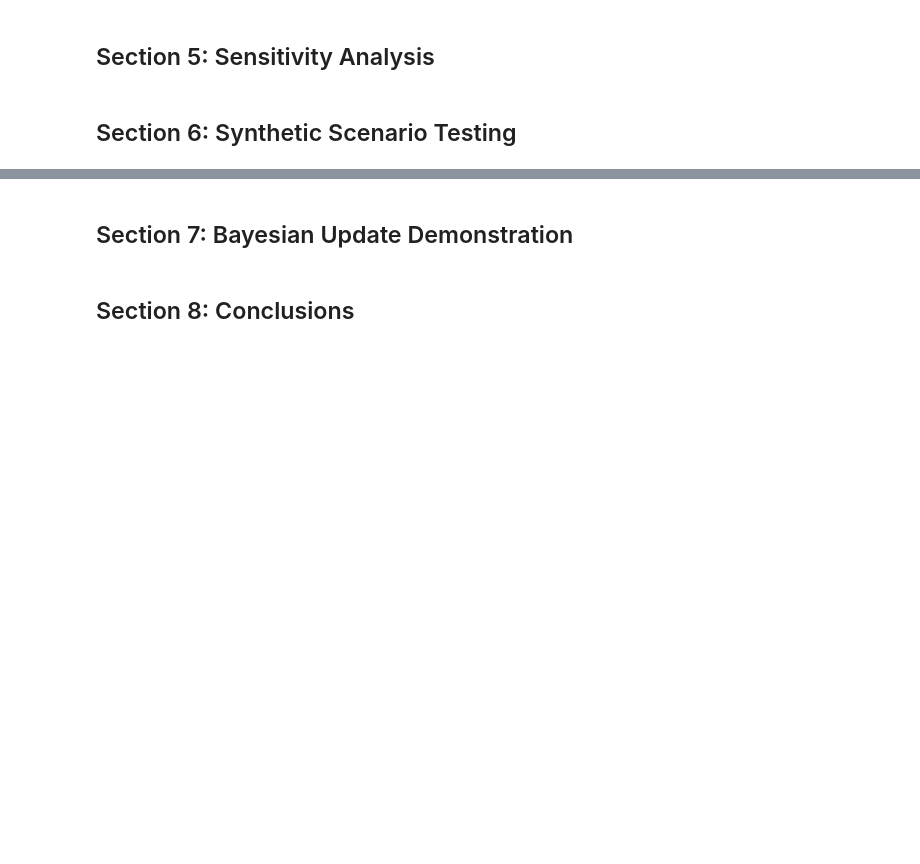
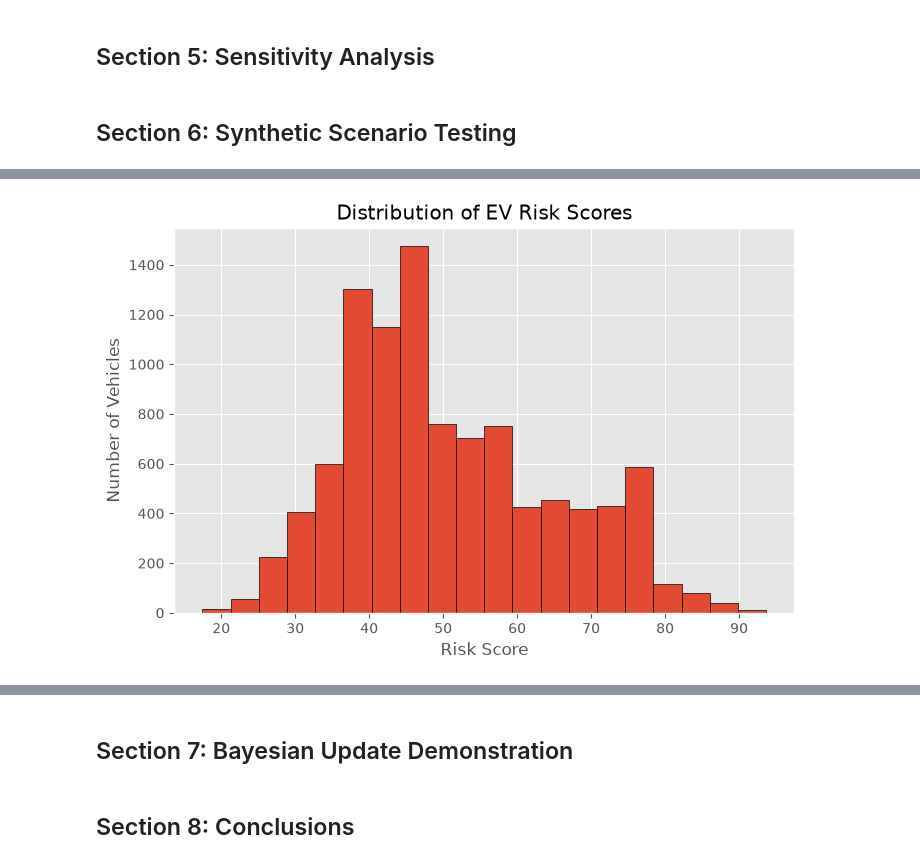
Before and after one commit to akashgupta0728/Zensung-Malaysia-EV, a Jupyter notebook: EV_Risk_Scoring_Model.ipynb, the cells around one changed output, grey strips where cells are left out. Cells and saved outputs as stored; diff of their text form; code cells hidden in the pictures; blank space fills up the shorter version.

Commit message:
plots update

```diff
--- a/EV_Risk_Scoring_Model.ipynb
+++ b/EV_Risk_Scoring_Model.ipynb
@@ -185,10 +185,9 @@ df["risk_score"]=df.apply(calculate_ev_risk_score, axis=1)
 def risk_band(score):
     if score<43:
         return "low"
-    elif score<67:
+    elif score<6:
         return "medium"
     else:
         return "high"
 
 df["risk_band"]=df["risk_score"].apply(risk_band)
-df.hist()
@@ -252,0 +277,20 @@ Name: count, dtype: int64
+# %%
+plt.figure(figsize=(8,5))
+
+
+
+plt.hist(df["risk_score"], bins=20, edgecolor="black")
+
+
+
+plt.title("Distribution of EV Risk Scores")
+
+plt.xlabel("Risk Score")
+
+plt.ylabel("Number of Vehicles")
+
+
+
+plt.show()
+# %% [output]
+[figure, added]
```
Also changed, not shown: parts of 10 cells of this notebook.
